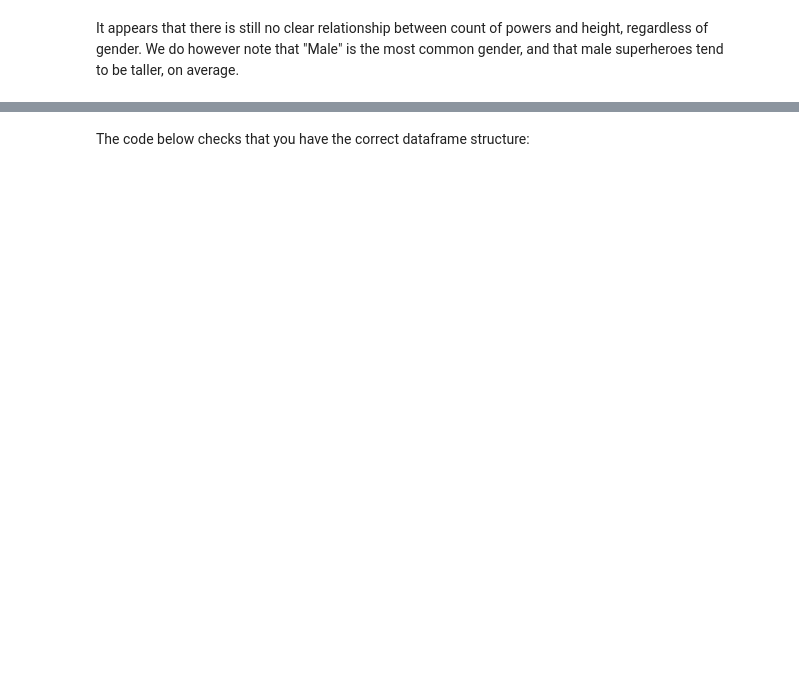
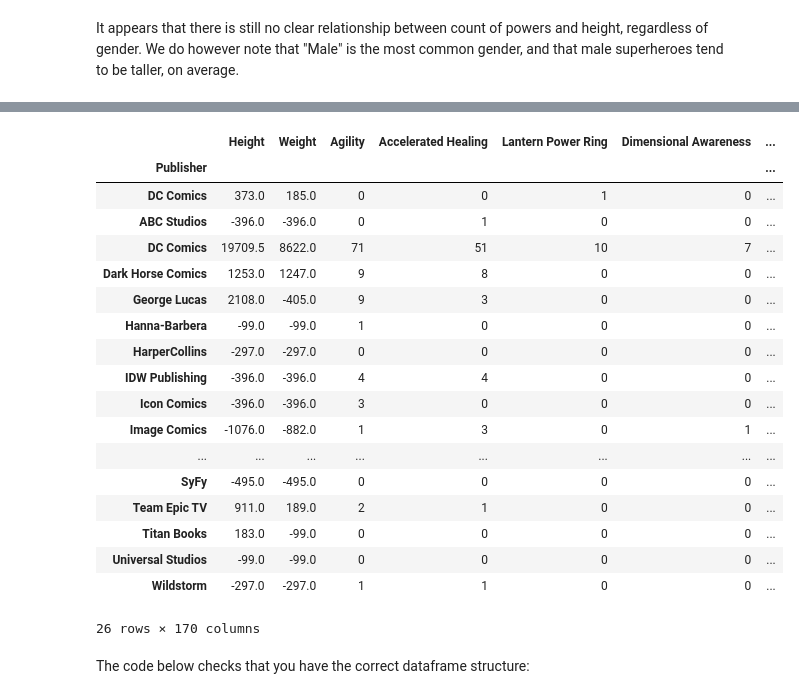
Before and after one commit to somwe23/dsc-pandas-data-cleaning-lab, a Jupyter notebook: index.ipynb, the cells around one changed output, grey strips where cells are left out. Saved outputs shown, nothing was run; the diff lists cells and outputs as text; code cells hidden in the pictures; blank space fills up the shorter version.

```diff
--- a/index.ipynb
+++ b/index.ipynb
@@ -632,6 +681,28 @@ Don't worry if the rows or columns are in a different order, all that matters is
 ***Hint:*** refer to the [documentation for `.groupby`](https://pandas.pydata.org/pandas-docs/stable/reference/api/pandas.DataFrame.groupby.html) and treat each publisher as a group.
 # %%
 # Your code here (create more cells as needed)
+question_3_df = heroes_and_powers_df.groupby(['Publisher']).sum()
+question_3_df
+# %% [output]
+|  | Height | Weight | Agility | Accelerated Healing | Lantern Power Ring | Dimensional Awareness | ... |
+| Publisher |  |  |  |  |  |  | ... |
+| DC Comics | 373.0 | 185.0 | 0 | 0 | 1 | 0 | ... |
+| ABC Studios | -396.0 | -396.0 | 0 | 1 | 0 | 0 | ... |
+| DC Comics | 19709.5 | 8622.0 | 71 | 51 | 10 | 7 | ... |
+| Dark Horse Comics | 1253.0 | 1247.0 | 9 | 8 | 0 | 0 | ... |
+| George Lucas | 2108.0 | -405.0 | 9 | 3 | 0 | 0 | ... |
+| Hanna-Barbera | -99.0 | -99.0 | 1 | 0 | 0 | 0 | ... |
+| HarperCollins | -297.0 | -297.0 | 0 | 0 | 0 | 0 | ... |
+| IDW Publishing | -396.0 | -396.0 | 4 | 4 | 0 | 0 | ... |
+| Icon Comics | -396.0 | -396.0 | 3 | 0 | 0 | 0 | ... |
+| Image Comics | -1076.0 | -882.0 | 1 | 3 | 0 | 1 | ... |
+| ... | ... | ... | ... | ... | ... | ... | ... |
+| SyFy | -495.0 | -495.0 | 0 | 0 | 0 | 0 | ... |
+| Team Epic TV | 911.0 | 189.0 | 2 | 1 | 0 | 0 | ... |
+| Titan Books | 183.0 | -99.0 | 0 | 0 | 0 | 0 | ... |
+| Universal Studios | -99.0 | -99.0 | 0 | 0 | 0 | 0 | ... |
+| Wildstorm | -297.0 | -297.0 | 1 | 1 | 0 | 0 | ... |
+26 rows × 170 columns
 # %% [markdown]
 The code below checks that you have the correct dataframe structure:
 # %%
```
Also changed, not shown: parts of 22 cells of this notebook.
